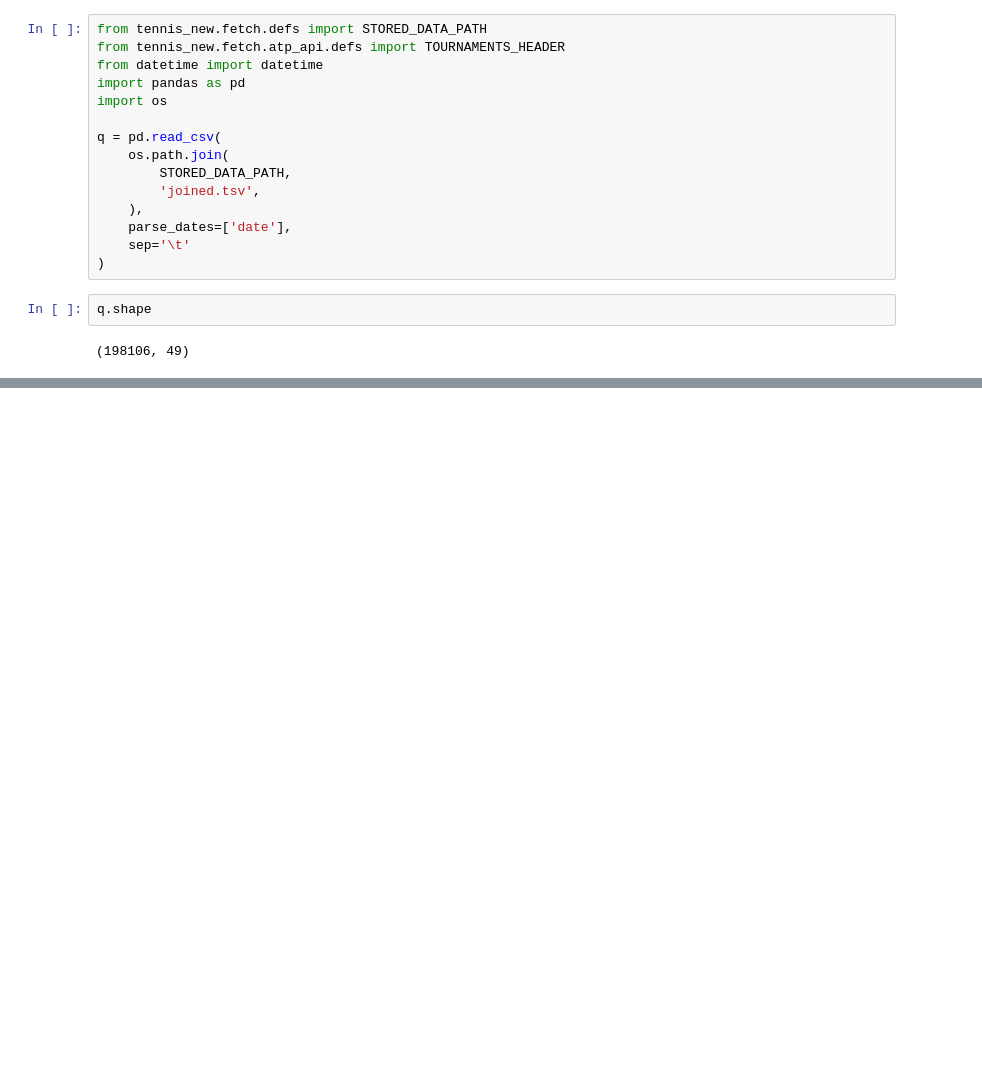
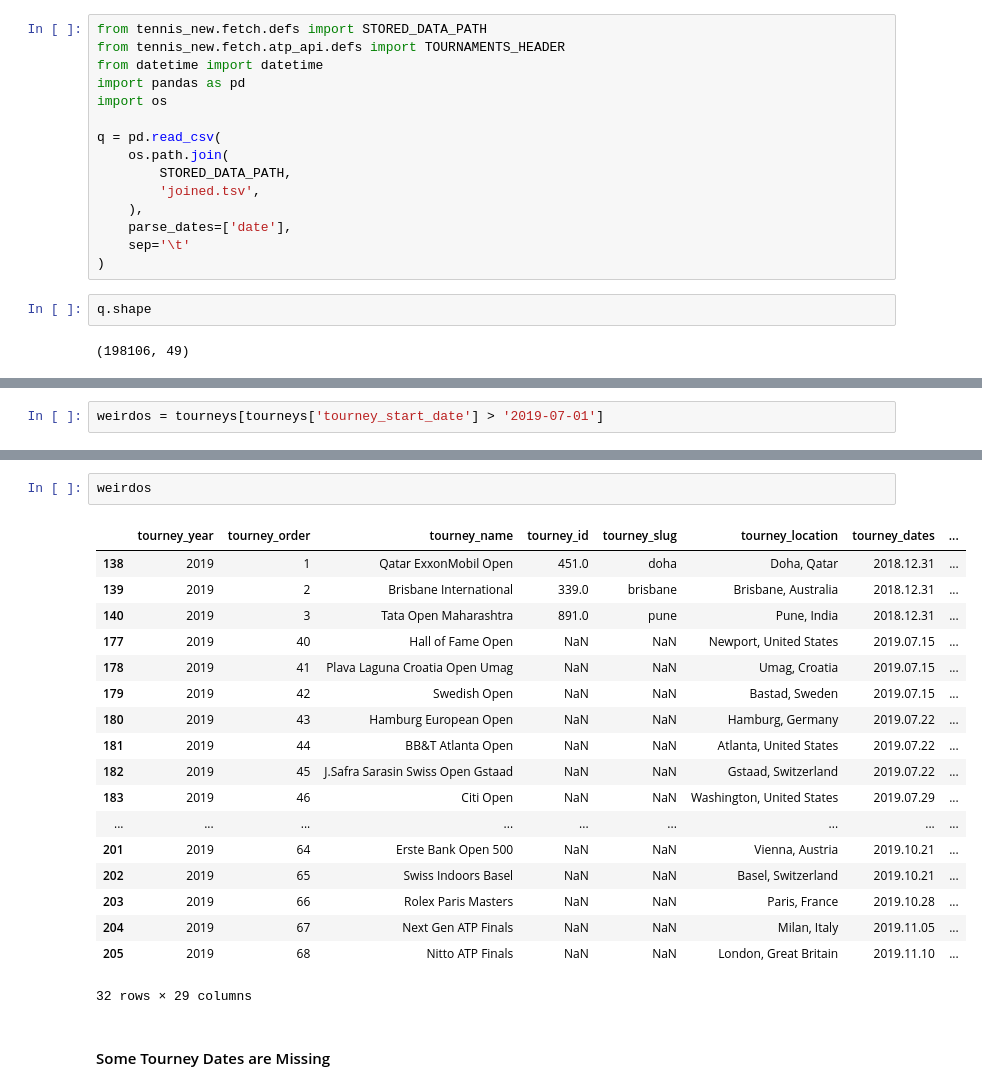
Before and after one commit to siddjagadish/tennis_new, a Jupyter notebook: tennis_new/notebooks/data_fetching_debugging.ipynb, the cells around one changed output, grey strips where cells are left out. Drawn from its saved outputs; the diff is of its cells as text; blank space fills up the shorter version.

```diff
--- a/tennis_new/notebooks/data_fetching_debugging.ipynb
+++ b/tennis_new/notebooks/data_fetching_debugging.ipynb
@@ -278,0 +289,2 @@ q.shape
+# %%
+weirdos = tourneys[tourneys['tourney_start_date'] > '2019-07-01']
@@ -278,0 +337,23 @@ q.shape
+# %%
+weirdos
+# %% [output]
+|  | tourney_year | tourney_order | tourney_name | tourney_id | tourney_slug | tourney_location | tourney_dates | ... |
+| 138 | 2019 | 1 | Qatar ExxonMobil Open | 451.0 | doha | Doha, Qatar | 2018.12.31 | ... |
+| 139 | 2019 | 2 | Brisbane International | 339.0 | brisbane | Brisbane, Australia | 2018.12.31 | ... |
+| 140 | 2019 | 3 | Tata Open Maharashtra | 891.0 | pune | Pune, India | 2018.12.31 | ... |
+| 177 | 2019 | 40 | Hall of Fame Open | NaN | NaN | Newport, United States | 2019.07.15 | ... |
+| 178 | 2019 | 41 | Plava Laguna Croatia Open Umag | NaN | NaN | Umag, Croatia | 2019.07.15 | ... |
+| 179 | 2019 | 42 | Swedish Open | NaN | NaN | Bastad, Sweden | 2019.07.15 | ... |
+| 180 | 2019 | 43 | Hamburg European Open | NaN | NaN | Hamburg, Germany | 2019.07.22 | ... |
+| 181 | 2019 | 44 | BB&T Atlanta Open | NaN | NaN | Atlanta, United States | 2019.07.22 | ... |
+| 182 | 2019 | 45 | J.Safra Sarasin Swiss Open Gstaad | NaN | NaN | Gstaad, Switzerland | 2019.07.22 | ... |
+| 183 | 2019 | 46 | Citi Open | NaN | NaN | Washington, United States | 2019.07.29 | ... |
+| ... | ... | ... | ... | ... | ... | ... | ... | ... |
+| 201 | 2019 | 64 | Erste Bank Open 500 | NaN | NaN | Vienna, Austria | 2019.10.21 | ... |
+| 202 | 2019 | 65 | Swiss Indoors Basel | NaN | NaN | Basel, Switzerland | 2019.10.21 | ... |
+| 203 | 2019 | 66 | Rolex Paris Masters | NaN | NaN | Paris, France | 2019.10.28 | ... |
+| 204 | 2019 | 67 | Next Gen ATP Finals | NaN | NaN | Milan, Italy | 2019.11.05 | ... |
+| 205 | 2019 | 68 | Nitto ATP Finals | NaN | NaN | London, Great Britain | 2019.11.10 | ... |
+32 rows × 29 columns
+# %% [markdown]
+#### Some Tourney Dates are Missing
```
Also changed, not shown: parts of 25 cells of this notebook, 3 other files.
